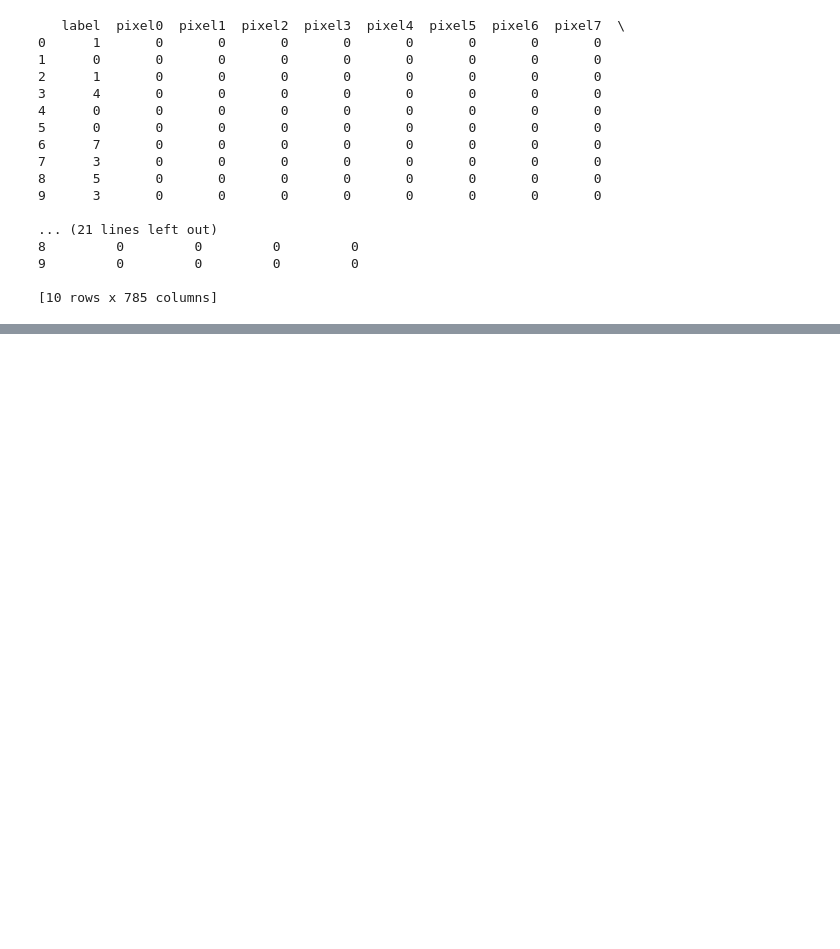
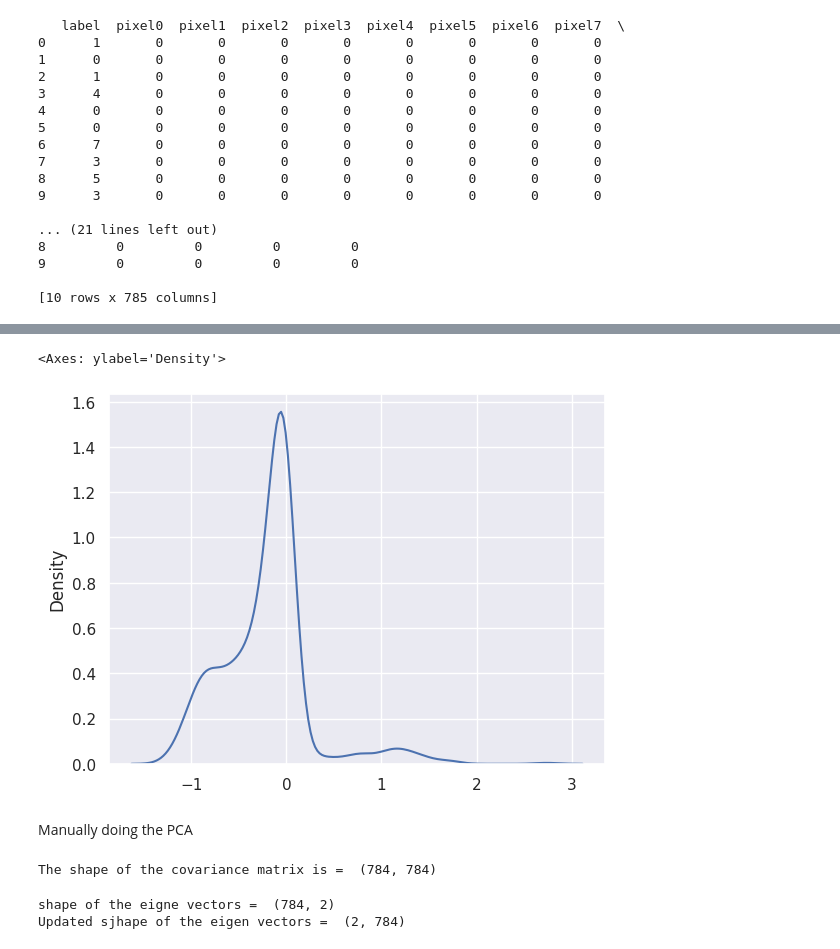
Before and after one commit to shlsharma/Data-Science, a Jupyter notebook: MNIST.ipynb, the cells around one changed output, grey strips where cells are left out. Saved outputs shown, nothing was run; the diff lists cells and outputs as text; code cells hidden in the pictures; blank space fills up the shorter version.

```diff
--- a/MNIST.ipynb
+++ b/MNIST.ipynb
@@ -30,0 +89,37 @@ print(df.head(10))
+# %%
+sns.kdeplot(standardized_data[idx])
+# %% [output]
+<Axes: ylabel='Density'>
+[figure, added]
+# %% [markdown]
+Manually doing the PCA
+# %%
+sample_data = standardized_data
+
+covariance_matrix = np.matmul(sample_data.T, sample_data)
+
+print('The shape of the covariance matrix is = ', covariance_matrix.shape)
+# %% [output]
+The shape of the covariance matrix is =  (784, 784)
+# %%
+# find the top two eigen-values and corresponding eigen vectors
+# for projecting on the 2-dim space
+
+from scipy.linalg import eigh
+
+# the parameter eigvals is defined (low value to heigh value)
+# eigh function will return the eigen values in ascending order
+# this code generate only the top 2 (782 and 783) eigen values
+values, vectors = eigh(covariance_matrix, eigvals=(782, 783))
+
+print("shape of the eigne vectors = ", vectors.shape)
+
+#converting the eigen vectors into (2, d) shape for easyness of further
+vectors = vectors.T
+
+print("Updated sjhape of the eigen vectors = ", vectors.shape)
+# here the vectors[1] represent the eigen vector corresponding to the 1st principle axis
+# here the vectors[0] represent the eigen vectoe corresponding to the 2nd principle axis
+# %% [output]
+shape of the eigne vectors =  (784, 2)
+Updated sjhape of the eigen vectors =  (2, 784)
```
Also changed, not shown: parts of 19 cells of this notebook.
